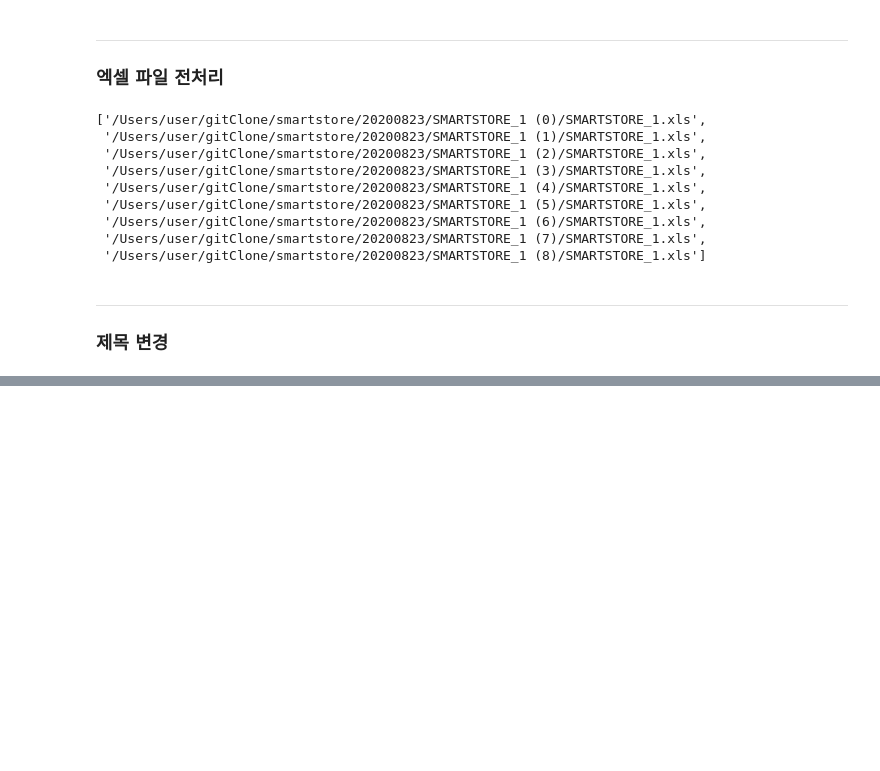
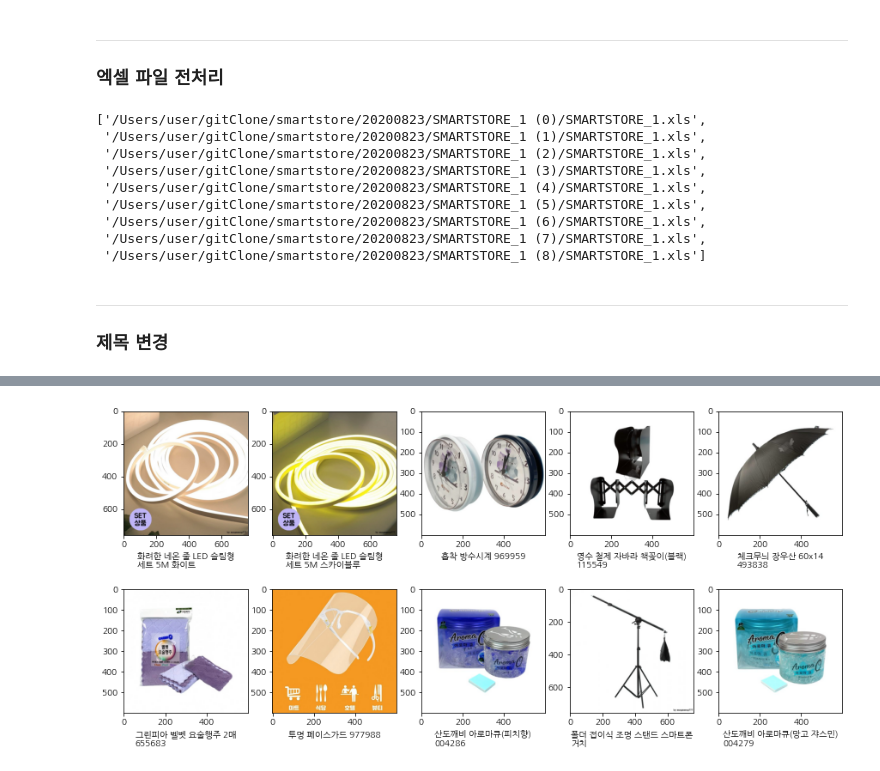
Before and after one commit to zimkjh/smartstore, a Jupyter notebook: dataCleaning.ipynb, the cells around one changed output, grey strips where cells are left out. Saved outputs shown, nothing was run; the diff lists cells and outputs as text; code cells hidden in the pictures; blank space fills up the shorter version.

```diff
--- a/dataCleaning.ipynb
+++ b/dataCleaning.ipynb
@@ -33,3 +33,14 @@ for file in fileL:
 ---
 
 ###  제목 변경
+# %%
+import cv2
+import matplotlib.pyplot as plt
+plt.rc('font', family='Nanum Gothic')
+# %%
+# file list
+newFileL = []
+for i in range(9):
+    fileName = "/Users/user/gitClone/smartstore/20200823/SMARTSTORE_1 ("+str(i)+")/SMARTSTORE_new.xls"
+    newFileL.append(fileName)
+newFileL
@@ -35,0 +57,35 @@ for file in fileL:
+# %%
+def reTitle(title):
+    if(len(title) < 16):
+        cutNum = -1
+    else:
+        cutNum = title[15:].find(" ") + 15
+    if(cutNum == -1):
+        return title
+    return title[:cutNum]+"\n"+title[cutNum+1:]
+# %%
+# 사용할 file, row 범위
+file = newFileL[0]
+row = (40, 50)
+plt.rcParams["figure.figsize"] = (15,7)
+
+# 초기에 한번만 (아래 MyFile 부분 주석)
+# ss = pd.read_excel(file)
+
+imgDir = file.replace("SMARTSTORE_new.xls", "prdimg1/")
+myFile = file.replace("_new.xls", "_my.xls")
+ss = pd.read_excel(myFile)
+ss = ss.drop("Unnamed: 0", axis = 1)
+# %%
+# 이미지 1줄에 5개씩 출력
+fig = plt.figure()
+plt.tight_layout()
+for i in range(row[0], row[1]):
+    imgFileName = ss.iloc[i]["대표 이미지 파일명"]
+    title = ss.iloc[i]["상품명"]
+    img = cv2.imread(imgDir + imgFileName)
+    ax1 = fig.add_subplot((row[1]-row[0])//5 , 5, i-row[0]+1)
+    ax1.imshow(img)
+    ax1.set_xlabel(reTitle(title), multialignment= "left")
+# %% [output]
+[figure, added]
```
Also changed, not shown: parts of 5 cells of this notebook, 31 other files.
